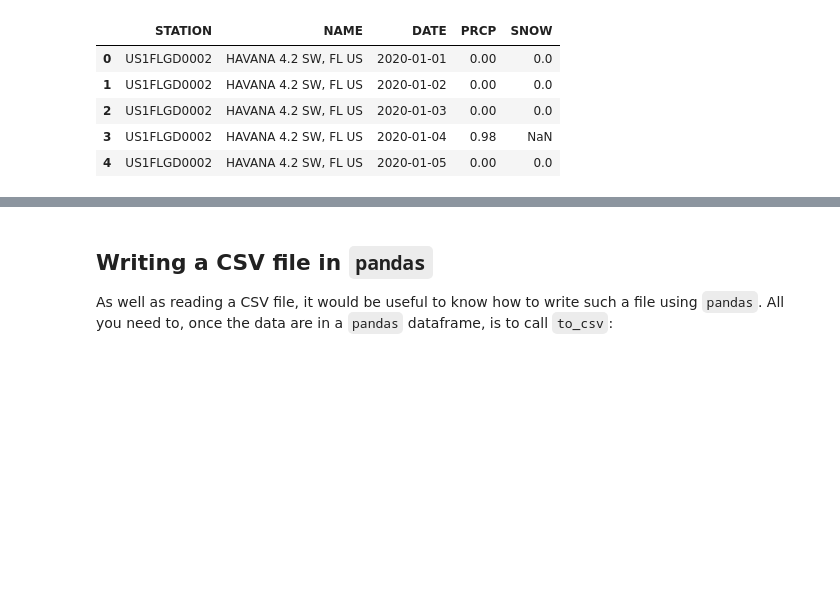
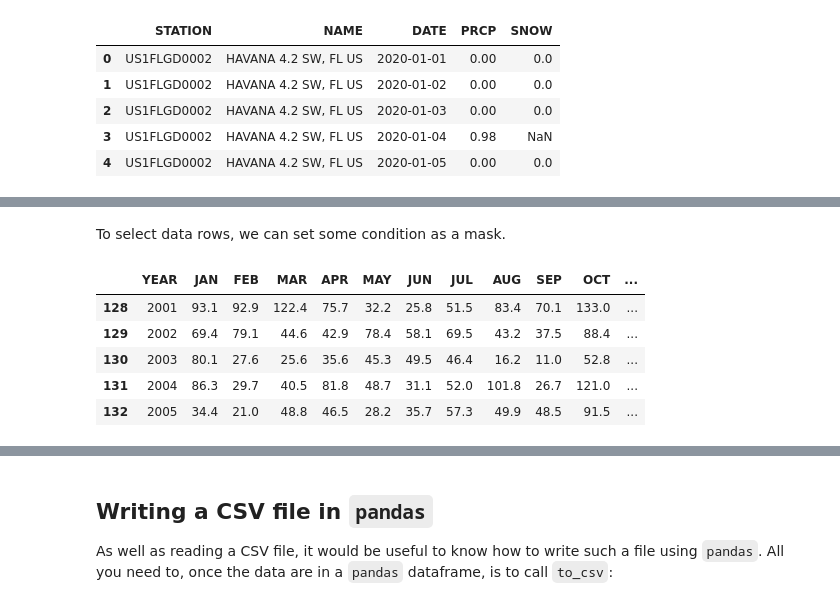
Before and after one commit to UCL-EO/geog0111, a Jupyter notebook: notebooks/021_Streams.ipynb, the cells around one changed output, grey strips where cells are left out. Drawn from its saved outputs; the diff is of its cells as text; code cells hidden in the pictures; blank space fills up the shorter version.

Commit message:
updated from /nfs/cfs/home3/Uucfa6/ucfalew/geog0111:t

```diff
--- a/notebooks/021_Streams.ipynb
+++ b/notebooks/021_Streams.ipynb
@@ -374,0 +379,21 @@ https://raw.githubusercontent.com/UCL-EO/geog0111/master/data/2276931.csv
+# %%
+import pandas as pd
+from geog0111.gurlpath import URL
+
+site = 'https://www.metoffice.gov.uk/'
+site_dir = 'hadobs/hadukp/data/monthly'
+site_file = 'HadSEEP_monthly_qc.txt'
+
+url = URL(site,site_dir,site_file)
+
+panda_format = {
+    'skiprows'   :  3,
+    'na_values'  :  [-99.9],
+    'sep'        :  r"[ ]{1,}",
+    'engine'     :  'python'
+}
+
+df_had=pd.read_table(url.open('r'),**panda_format)
+
+# df.head: first n lines
+df_had.head()
@@ -410,0 +489,4 @@ the data column titles
+# %%
+months = list(df_had.columns)[:-1]
+df_had_m = df_had[months]
+df_had_m.head()
@@ -410,0 +500,11 @@ the data column titles
+# %% [markdown]
+To select data rows, we can set some condition as a mask.
+# %%
+df_had_m[df_had_m['YEAR'] > 2000].head()
+# %% [output]
+|  | YEAR | JAN | FEB | MAR | APR | MAY | JUN | JUL | AUG | SEP | OCT | ... |
+| 128 | 2001 | 93.1 | 92.9 | 122.4 | 75.7 | 32.2 | 25.8 | 51.5 | 83.4 | 70.1 | 133.0 | ... |
+| 129 | 2002 | 69.4 | 79.1 | 44.6 | 42.9 | 78.4 | 58.1 | 69.5 | 43.2 | 37.5 | 88.4 | ... |
+| 130 | 2003 | 80.1 | 27.6 | 25.6 | 35.6 | 45.3 | 49.5 | 46.4 | 16.2 | 11.0 | 52.8 | ... |
+| 131 | 2004 | 86.3 | 29.7 | 40.5 | 81.8 | 48.7 | 31.1 | 52.0 | 101.8 | 26.7 | 121.0 | ... |
+| 132 | 2005 | 34.4 | 21.0 | 48.8 | 46.5 | 28.2 | 35.7 | 57.3 | 49.9 | 48.5 | 91.5 | ... |
```
Also changed, not shown: parts of 19 cells of this notebook, 5 other files.
